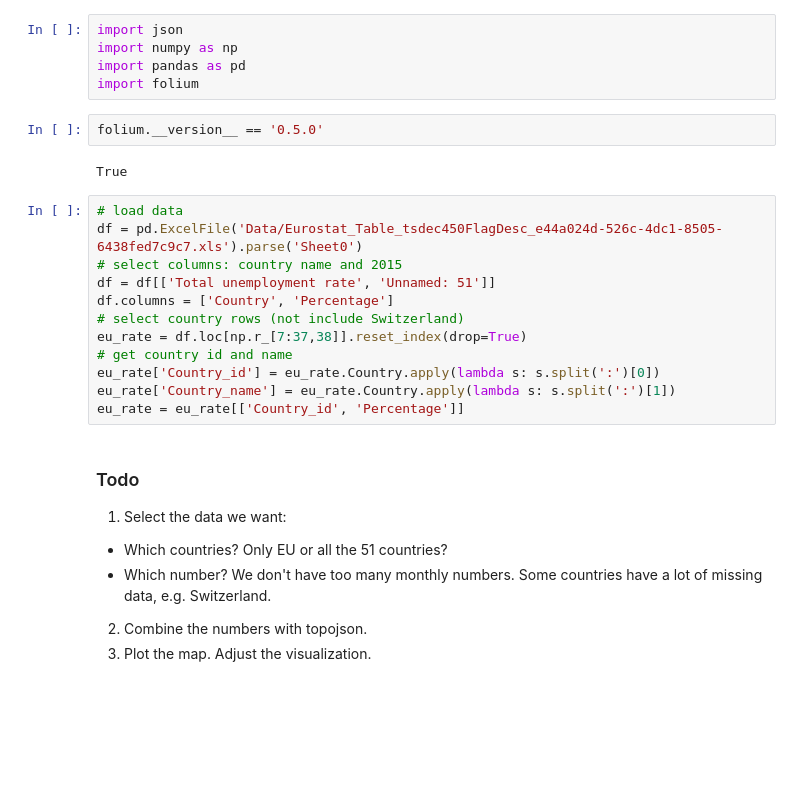
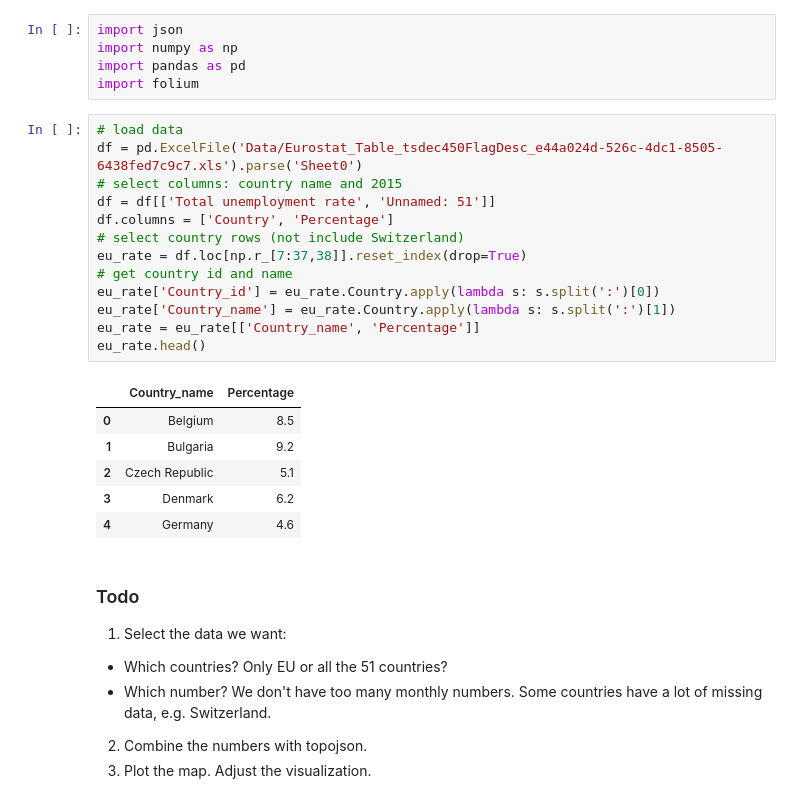
Before and after one commit to justcho5/ADA, a Jupyter notebook: Homework 3/Homework3.ipynb, the cells around one changed output. Drawn from its saved outputs; the diff is of its cells as text; blank space fills up the shorter version.

```diff
--- a/Homework 3/Homework3.ipynb
+++ b/Homework 3/Homework3.ipynb
@@ -77,22 +77,26 @@ import json
 import numpy as np
 import pandas as pd
 import folium
-# %%
-folium.__version__ == '0.5.0'
-# %% [output]
-True
 # %%
 # load data
 df = pd.ExcelFile('Data/Eurostat_Table_tsdec450FlagDesc_e44a024d-526c-4dc1-8505-6438fed7c9c7.xls').parse('Sheet0')
 # select columns: country name and 2015
 df = df[['Total unemployment rate', 'Unnamed: 51']]
 df.columns = ['Country', 'Percentage']
 # select country rows (not include Switzerland)
 eu_rate = df.loc[np.r_[7:37,38]].reset_index(drop=True)
 # get country id and name
 eu_rate['Country_id'] = eu_rate.Country.apply(lambda s: s.split(':')[0])
 eu_rate['Country_name'] = eu_rate.Country.apply(lambda s: s.split(':')[1])
-eu_rate = eu_rate[['Country_id', 'Percentage']]
+eu_rate = eu_rate[['Country_name', 'Percentage']]
+eu_rate.head()
+# %% [output]
+|  | Country_name | Percentage |
+| 0 | Belgium | 8.5 |
+| 1 | Bulgaria | 9.2 |
+| 2 | Czech Republic | 5.1 |
+| 3 | Denmark | 6.2 |
+| 4 | Germany | 4.6 |
 # %% [markdown]
 ### Todo
 1. Select the data we want:
```
Also changed, not shown: parts of 4 cells of this notebook.
